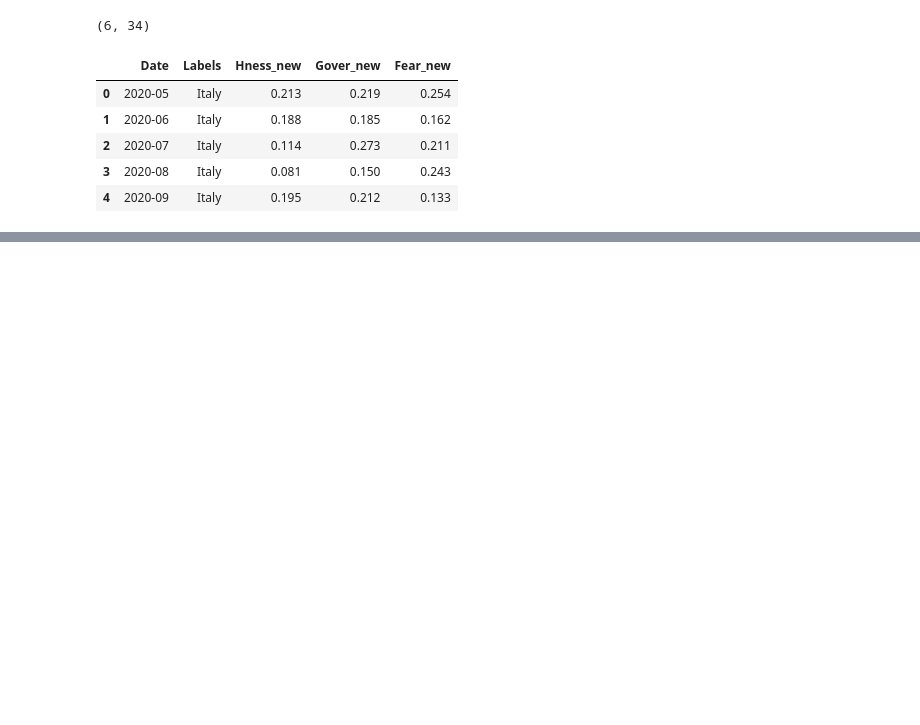
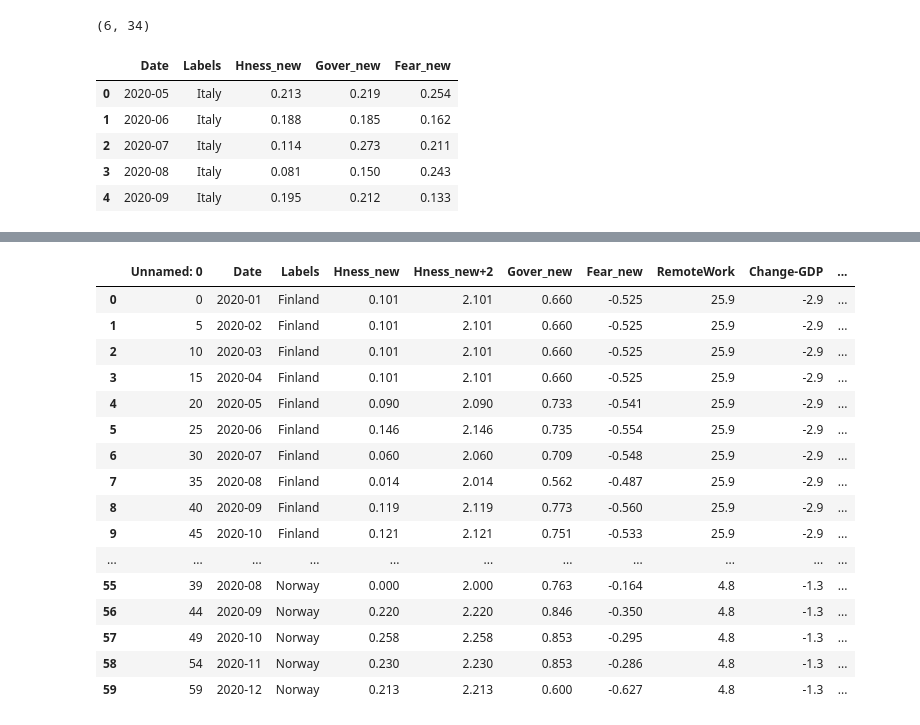
Before and after one commit to thiyagi9/PythonPractises, a Jupyter notebook: Copy_of_Data_Story_Master.ipynb, the cells around one changed output, grey strips where cells are left out. Cells and saved outputs as stored; diff of their text form; code cells hidden in the pictures; blank space fills up the shorter version.

```diff
--- a/Copy_of_Data_Story_Master.ipynb
+++ b/Copy_of_Data_Story_Master.ipynb
@@ -699,0 +771,22 @@ new_df
+# %%
+finalfile='DataStory_Happyness_MasterAll.csv'
+final_master=pd.read_csv(path+'/'+finalfile)
+final_master.head(100)
+# %% [output]
+|  | Unnamed: 0 | Date | Labels | Hness_new | Hness_new+2 | Gover_new | Fear_new | RemoteWork | Change-GDP | ... |
+| 0 | 0 | 2020-01 | Finland | 0.101 | 2.101 | 0.660 | -0.525 | 25.9 | -2.9 | ... |
+| 1 | 5 | 2020-02 | Finland | 0.101 | 2.101 | 0.660 | -0.525 | 25.9 | -2.9 | ... |
+| 2 | 10 | 2020-03 | Finland | 0.101 | 2.101 | 0.660 | -0.525 | 25.9 | -2.9 | ... |
+| 3 | 15 | 2020-04 | Finland | 0.101 | 2.101 | 0.660 | -0.525 | 25.9 | -2.9 | ... |
+| 4 | 20 | 2020-05 | Finland | 0.090 | 2.090 | 0.733 | -0.541 | 25.9 | -2.9 | ... |
+| 5 | 25 | 2020-06 | Finland | 0.146 | 2.146 | 0.735 | -0.554 | 25.9 | -2.9 | ... |
+| 6 | 30 | 2020-07 | Finland | 0.060 | 2.060 | 0.709 | -0.548 | 25.9 | -2.9 | ... |
+| 7 | 35 | 2020-08 | Finland | 0.014 | 2.014 | 0.562 | -0.487 | 25.9 | -2.9 | ... |
+| 8 | 40 | 2020-09 | Finland | 0.119 | 2.119 | 0.773 | -0.560 | 25.9 | -2.9 | ... |
+| 9 | 45 | 2020-10 | Finland | 0.121 | 2.121 | 0.751 | -0.533 | 25.9 | -2.9 | ... |
+| ... | ... | ... | ... | ... | ... | ... | ... | ... | ... | ... |
+| 55 | 39 | 2020-08 | Norway | 0.000 | 2.000 | 0.763 | -0.164 | 4.8 | -1.3 | ... |
+| 56 | 44 | 2020-09 | Norway | 0.220 | 2.220 | 0.846 | -0.350 | 4.8 | -1.3 | ... |
+| 57 | 49 | 2020-10 | Norway | 0.258 | 2.258 | 0.853 | -0.295 | 4.8 | -1.3 | ... |
+| 58 | 54 | 2020-11 | Norway | 0.230 | 2.230 | 0.853 | -0.286 | 4.8 | -1.3 | ... |
+| 59 | 59 | 2020-12 | Norway | 0.213 | 2.213 | 0.600 | -0.627 | 4.8 | -1.3 | ... |
```
Also changed, not shown: parts of 15 cells of this notebook.
